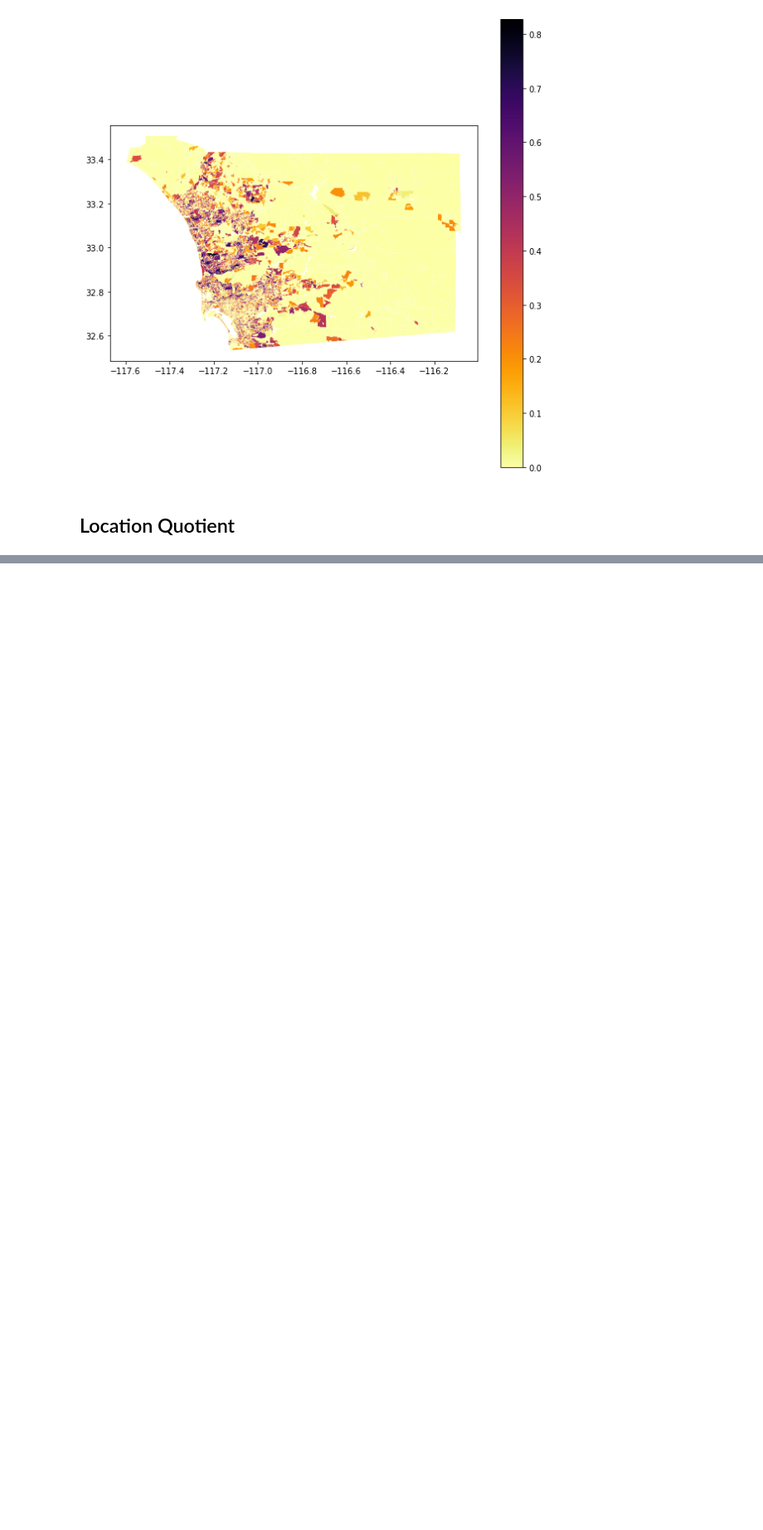
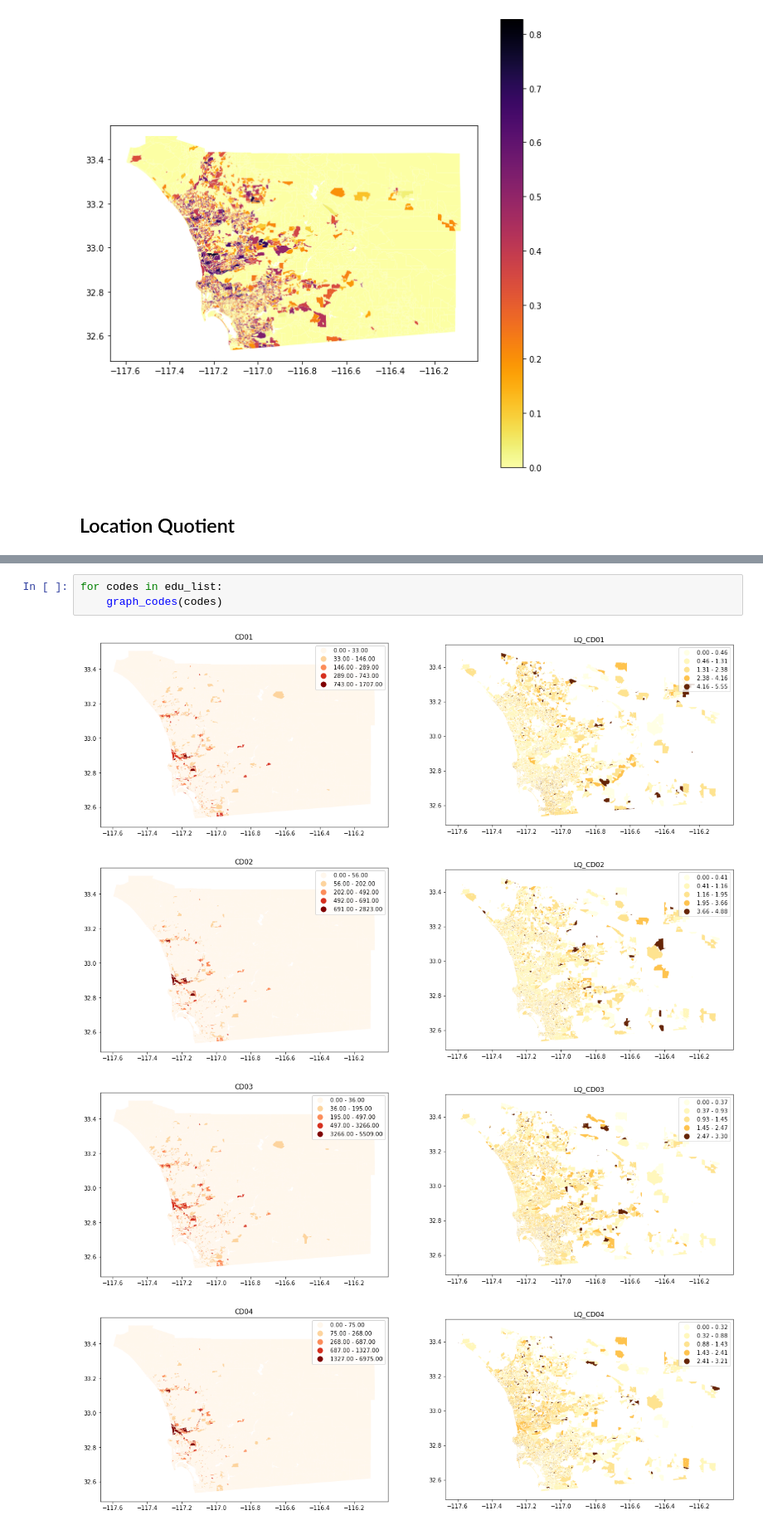
Before and after one commit to AnGWar26/Regional-Employment-Clusters, a Jupyter notebook: LEHD_DataRead.ipynb, the cells around one changed output, grey strips where cells are left out. Shown at 83% size. Saved outputs shown, nothing was run; the diff lists cells and outputs as text; blank space fills up the shorter version.

```diff
--- a/LEHD_DataRead.ipynb
+++ b/LEHD_DataRead.ipynb
@@ -206,0 +165,8 @@ graph_codes('CD04','OrRd',10)
+# %%
+for codes in edu_list:
+    graph_codes(codes)
+# %% [output]
+[figure, added]
+[figure, added]
+[figure, added]
+[figure, added]
```
Also changed, not shown: parts of 18 cells of this notebook.
